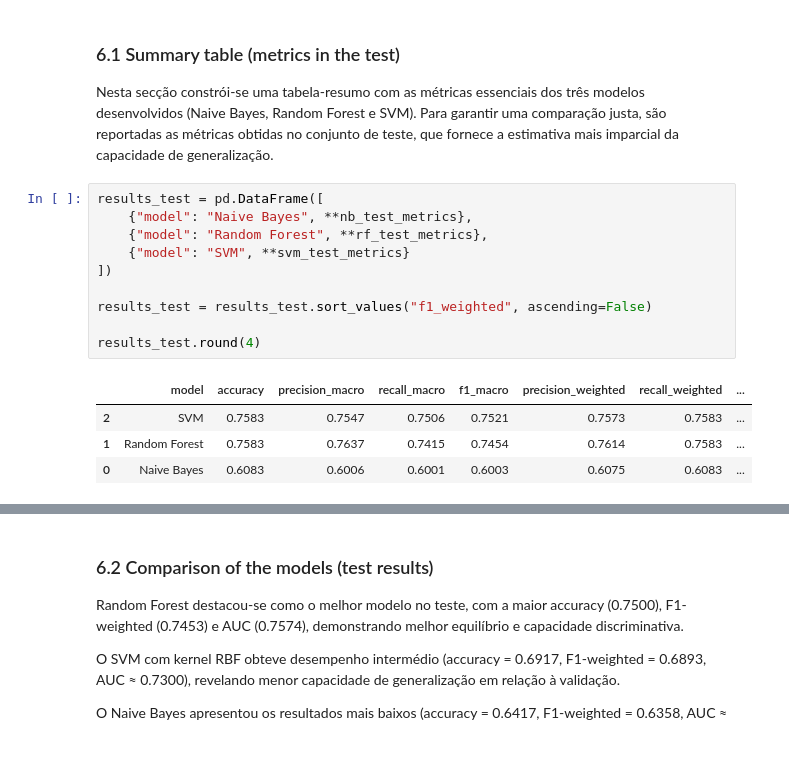
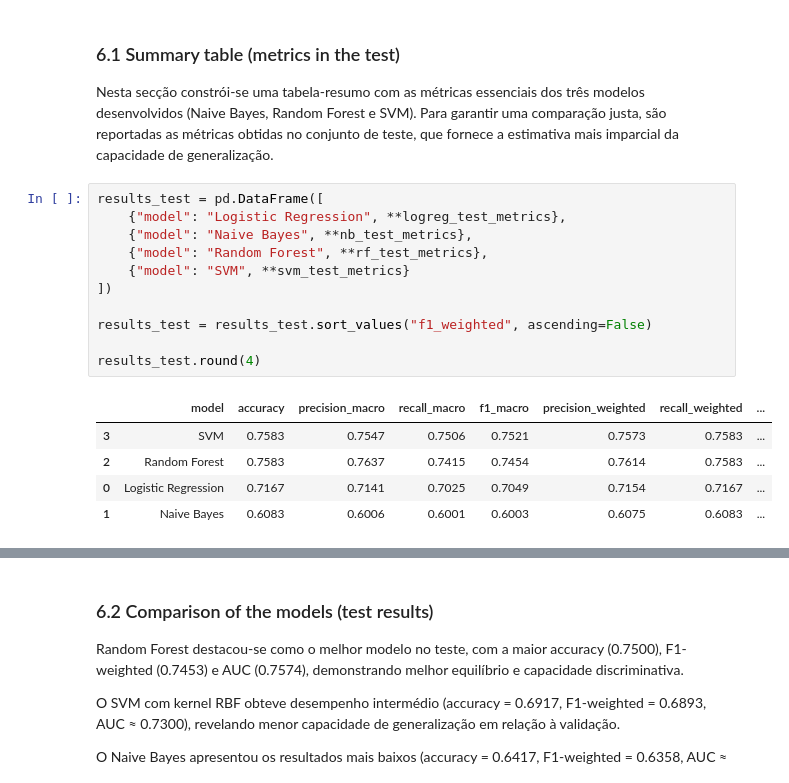
Before and after one commit to AQ675/wolf_Wallonie, a Jupyter notebook: Observação_de_lobos_na_região_de_Wallonie_na_Bélgica_50049898.ipynb, the cells around one changed output, grey strips where cells are left out. Cells and saved outputs as stored; diff of their text form; blank space fills up the shorter version.

```diff
--- a/Observação_de_lobos_na_região_de_Wallonie_na_Bélgica_50049898.ipynb
+++ b/Observação_de_lobos_na_região_de_Wallonie_na_Bélgica_50049898.ipynb
@@ -1595,16 +1615,18 @@ plt.show()
 Nesta secção constrói-se uma tabela-resumo com as métricas essenciais dos três modelos desenvolvidos (Naive Bayes, Random Forest e SVM). Para garantir uma comparação justa, são reportadas as métricas obtidas no conjunto de teste, que fornece a estimativa mais imparcial da capacidade de generalização.
 # %%
 results_test = pd.DataFrame([
+    {"model": "Logistic Regression", **logreg_test_metrics},
     {"model": "Naive Bayes", **nb_test_metrics},
     {"model": "Random Forest", **rf_test_metrics},
     {"model": "SVM", **svm_test_metrics}
 ])
 
 results_test = results_test.sort_values("f1_weighted", ascending=False)
 
 results_test.round(4)
 # %% [output]
 |  | model | accuracy | precision_macro | recall_macro | f1_macro | precision_weighted | recall_weighted | ... |
-| 2 | SVM | 0.7583 | 0.7547 | 0.7506 | 0.7521 | 0.7573 | 0.7583 | ... |
-| 1 | Random Forest | 0.7583 | 0.7637 | 0.7415 | 0.7454 | 0.7614 | 0.7583 | ... |
-| 0 | Naive Bayes | 0.6083 | 0.6006 | 0.6001 | 0.6003 | 0.6075 | 0.6083 | ... |
+| 3 | SVM | 0.7583 | 0.7547 | 0.7506 | 0.7521 | 0.7573 | 0.7583 | ... |
+| 2 | Random Forest | 0.7583 | 0.7637 | 0.7415 | 0.7454 | 0.7614 | 0.7583 | ... |
+| 0 | Logistic Regression | 0.7167 | 0.7141 | 0.7025 | 0.7049 | 0.7154 | 0.7167 | ... |
+| 1 | Naive Bayes | 0.6083 | 0.6006 | 0.6001 | 0.6003 | 0.6075 | 0.6083 | ... |
```
Also changed, not shown: parts of 22 cells of this notebook.
